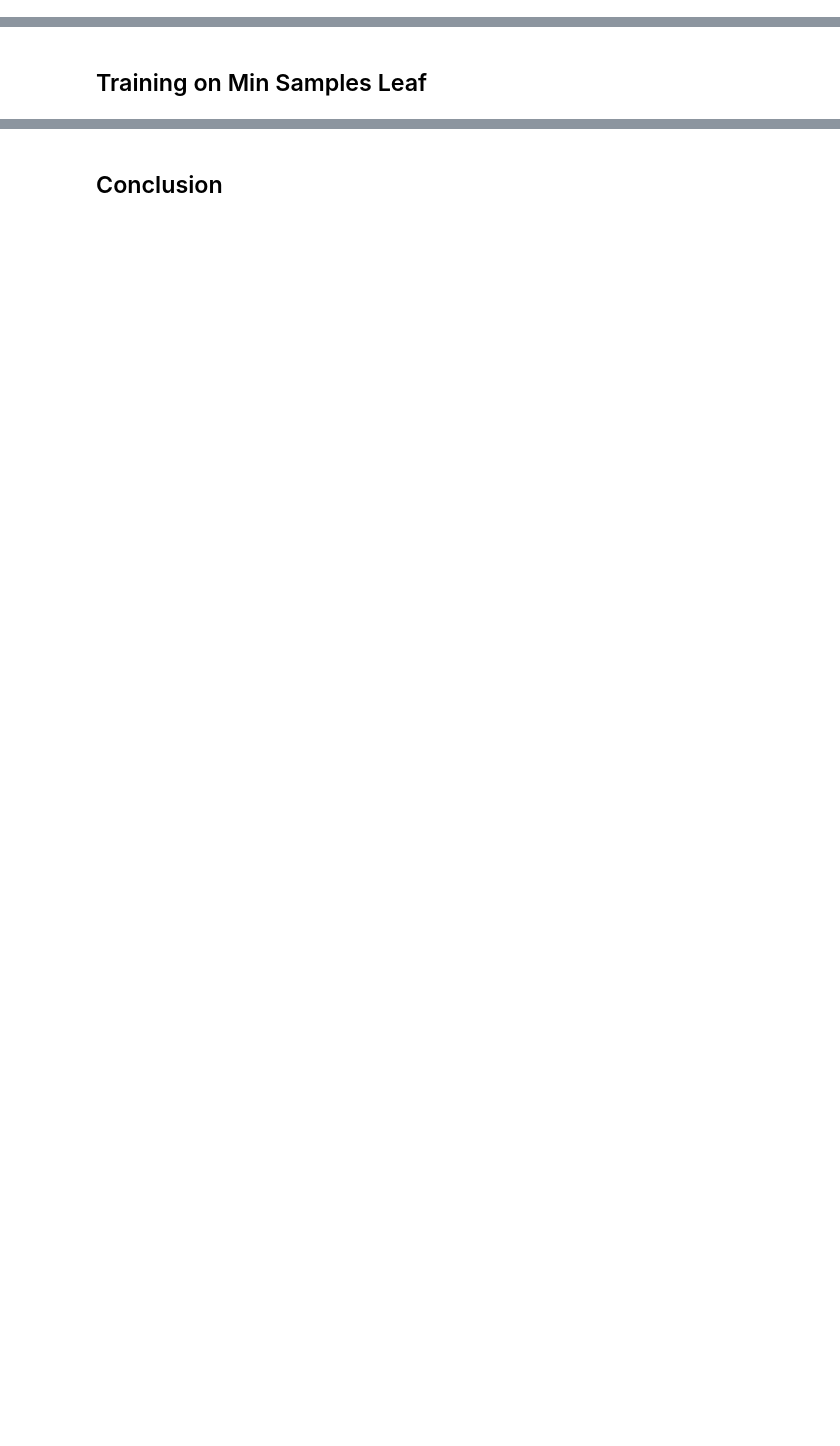
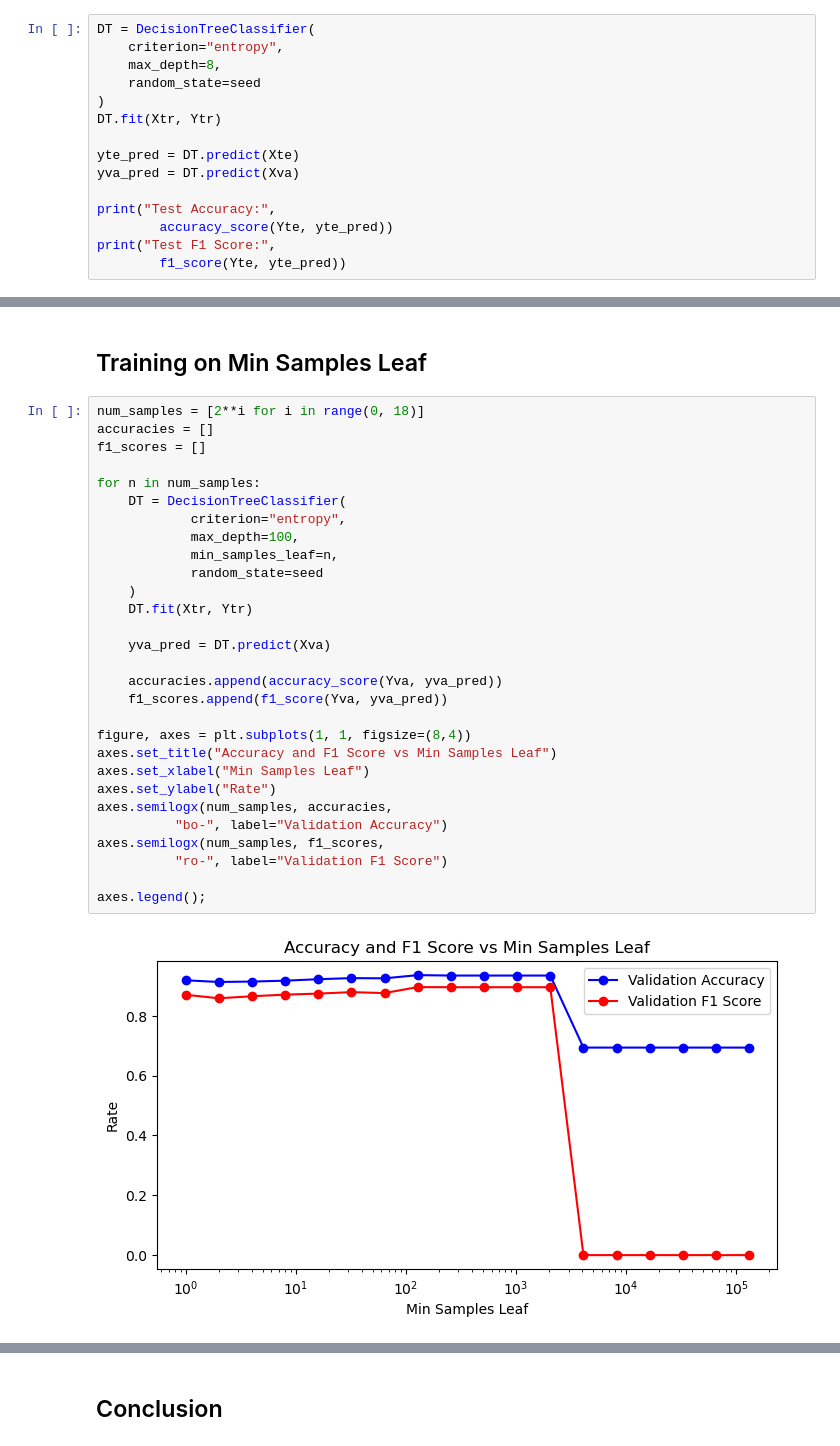
Before and after one commit to Kyan42/cs178-project, a Jupyter notebook: models/decision_tree.ipynb, the cells around one changed output, grey strips where cells are left out. Drawn from its saved outputs; the diff is of its cells as text; blank space fills up the shorter version.

```diff
--- a/models/decision_tree.ipynb
+++ b/models/decision_tree.ipynb
@@ -72,0 +180,15 @@ scikitlearn's default decision tree has pretty poor accuracy and f1 score values
+# %%
+DT = DecisionTreeClassifier(
+    criterion="entropy",
+    max_depth=8,
+    random_state=seed
+)
+DT.fit(Xtr, Ytr)
+
+yte_pred = DT.predict(Xte)
+yva_pred = DT.predict(Xva)
+
+print("Test Accuracy:",
+        accuracy_score(Yte, yte_pred))
+print("Test F1 Score:",
+        f1_score(Yte, yte_pred))
@@ -73,2 +198,33 @@ scikitlearn's default decision tree has pretty poor accuracy and f1 score values
 # %% [markdown]
 ## Training on Min Samples Leaf
+# %%
+num_samples = [2**i for i in range(0, 18)]
+accuracies = []
+f1_scores = []
+
+for n in num_samples:
+    DT = DecisionTreeClassifier(
+            criterion="entropy",
+            max_depth=100,
+            min_samples_leaf=n,
+            random_state=seed
+    )
+    DT.fit(Xtr, Ytr)
+
+    yva_pred = DT.predict(Xva)
+
+    accuracies.append(accuracy_score(Yva, yva_pred))
+    f1_scores.append(f1_score(Yva, yva_pred))
+
+figure, axes = plt.subplots(1, 1, figsize=(8,4))
+axes.set_title("Accuracy and F1 Score vs Min Samples Leaf")
+axes.set_xlabel("Min Samples Leaf")
+axes.set_ylabel("Rate")
+axes.semilogx(num_samples, accuracies,
+          "bo-", label="Validation Accuracy")
+axes.semilogx(num_samples, f1_scores,
+          "ro-", label="Validation F1 Score")
+
+axes.legend();
+# %% [output]
+[figure, added]
```
Also changed, not shown: parts of 21 cells of this notebook.
